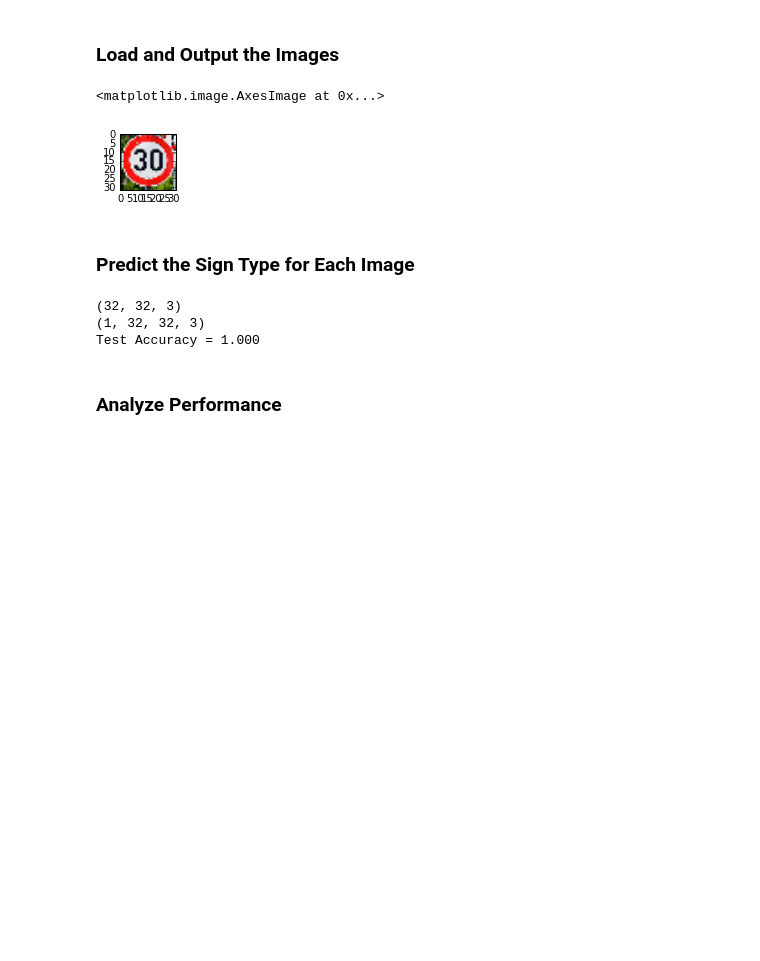
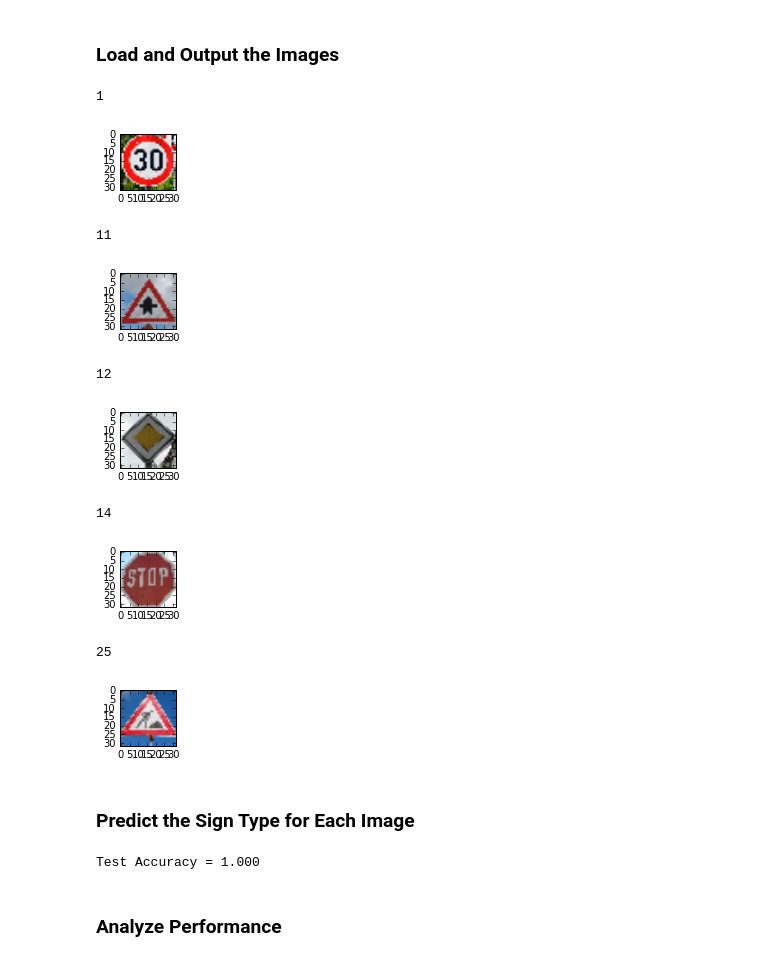
Before and after one commit to andreas28/CarND, a Jupyter notebook: CarND-Traffic-Sign-Classifier-Project/Traffic_Sign_Classifier.ipynb, the cells around one changed output. Saved outputs shown, nothing was run; the diff lists cells and outputs as text; code cells hidden in the pictures; blank space fills up the shorter version.

```diff
--- a/CarND-Traffic-Sign-Classifier-Project/Traffic_Sign_Classifier.ipynb
+++ b/CarND-Traffic-Sign-Classifier-Project/Traffic_Sign_Classifier.ipynb
@@ -489,48 +490,86 @@ You may find `signnames.csv` useful as it contains mappings from the class id (i
 # %%
 ### Load the images and plot them here.
 ### Feel free to use as many code cells as needed.
 import cv2
+from numpy import newaxis
+
+# convert image to right shape for CNN
+def shape_image(image):
+    b = image[newaxis, :, :, :]
+    return b
 
 # Load image from file, resize and convert color
 def load_image(file):
     image = cv2.imread(file)
     # Resize image to CNN's expected input size
     image = cv2.resize(image, (32,32))
     # Shuffle image channels from opencv's BGR to CNN's expected RGB
     b,g,r = cv2.split(image)
     return cv2.merge([r,g,b])
 
-image1 = load_image("traffic-signs-data/1.jpg")
-image1 = normalize_image(image1)
+# Load images
+image1_x = load_image("traffic-signs-data/1.jpg")
+image2_x = load_image("traffic-signs-data/11.jpg")
+image3_x = load_image("traffic-signs-data/12.jpg")
+image4_x = load_image("traffic-signs-data/14.jpg")
+image5_x = load_image("traffic-signs-data/25.jpg")
 
+# Set labels
+images_y = np.array([1, 11, 12, 14, 25])
 
-plt.figure(figsize=(1,1))
-plt.imshow(image1)
+# Normalize images
+image1_x = normalize_image(image1_x)
+image2_x = normalize_image(image2_x)
+image3_x = normalize_image(image3_x)
+image4_x = normalize_image(image4_x)
+image5_x = normalize_image(image5_x)
+
+# Convert to right dimension for CNN
+image1_x = shape_image(image1_x)
+image2_x = shape_image(image2_x)
+image3_x = shape_image(image3_x)
+image4_x = shape_image(image4_x)
+image5_x = shape_image(image5_x)
+
+# Stack into one matrix
+images_x = np.vstack((image1_x, image2_x))
+images_x = np.vstack((images_x, image3_x))
+images_x = np.vstack((images_x, image4_x))
+images_x = np.vstack((images_x, image5_x))
+
+# plot images
+for idx in range(len(images_x)):
+    plt.figure(figsize=(1,1))
+    print (images_y[idx])
+    plt.imshow(images_x[idx].squeeze())
+    plt.figure(1,i+1)
+    plt.show()
 # %% [output]
-<matplotlib.image.AxesImage at 0x...>
+1
 [figure]
+11
+[figure, added]
+12
+[figure, added]
+14
+[figure, added]
+25
+[figure, added]
 # %% [markdown]
 ### Predict the Sign Type for Each Image
 # %%
 ### Run the predictions here and use the model to output the prediction for each image.
 ### Make sure to pre-process the images with the same pre-processing pipeline used earlier.
 ### Feel free to use as many code cells as needed.
-from numpy import newaxis
-
-print (image1.shape)
-
-b = image1[newaxis, :, :, :]
-print (b.shape)
-
 
 with tf.Session() as sess:
     saver.restore(sess, tf.train.latest_checkpoint('.'))
 
-    test_accuracy = evaluate(b, np.array([1,], np.uint8))#y_train.dtype))
+    #test_accuracy = evaluate(image1_x, np.array([1,], np.uint8))
+    #test_accuracy = evaluate(image2_x, np.array([11,], np.uint8))
+    test_accuracy = evaluate(images_x, images_y)
     print("Test Accuracy = {:.3f}".format(test_accuracy))
 # %% [output]
-(32, 32, 3)
-(1, 32, 32, 3)
 Test Accuracy = 1.000
 # %% [markdown]
 ### Analyze Performance
```
Also changed, not shown: parts of 1 cell of this notebook.
